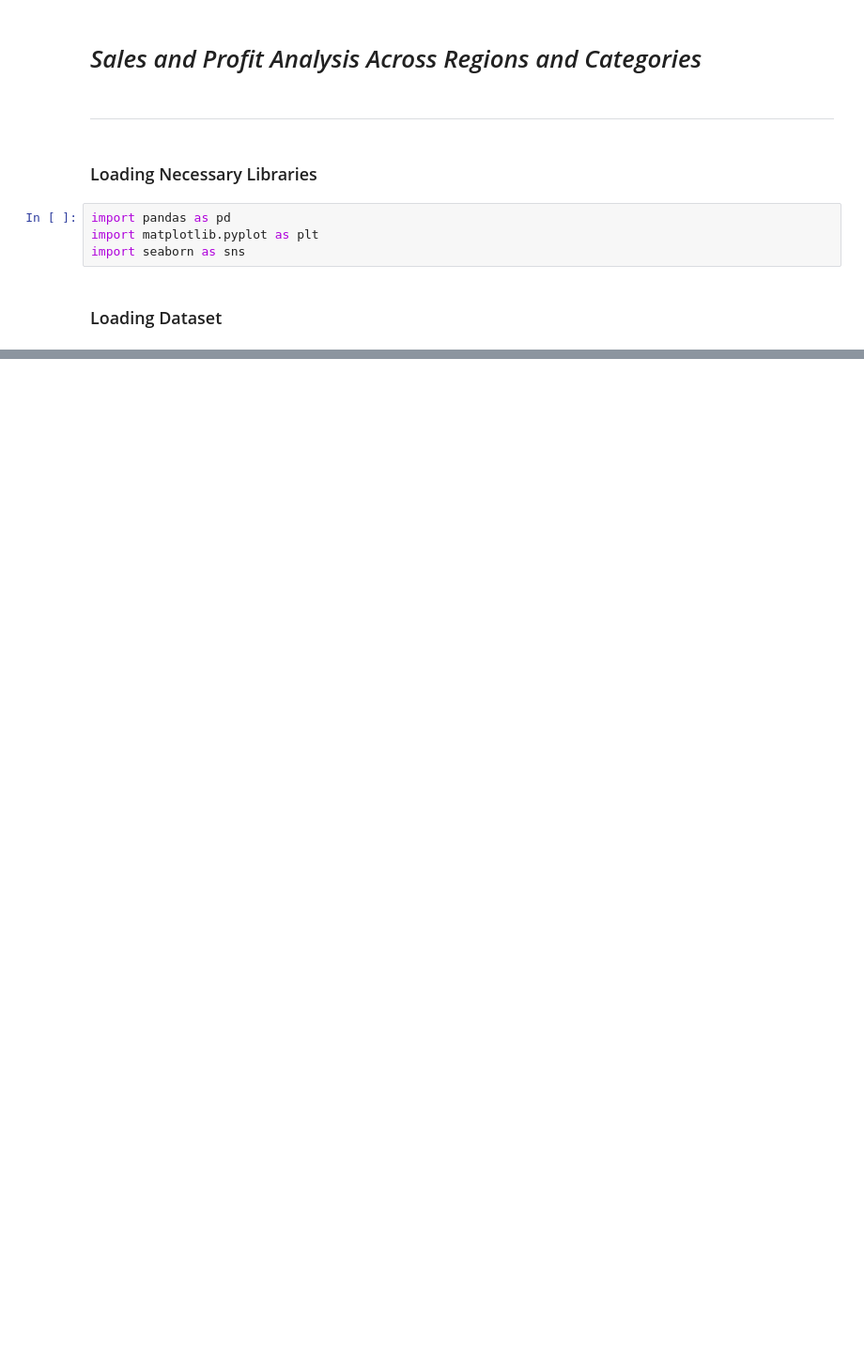
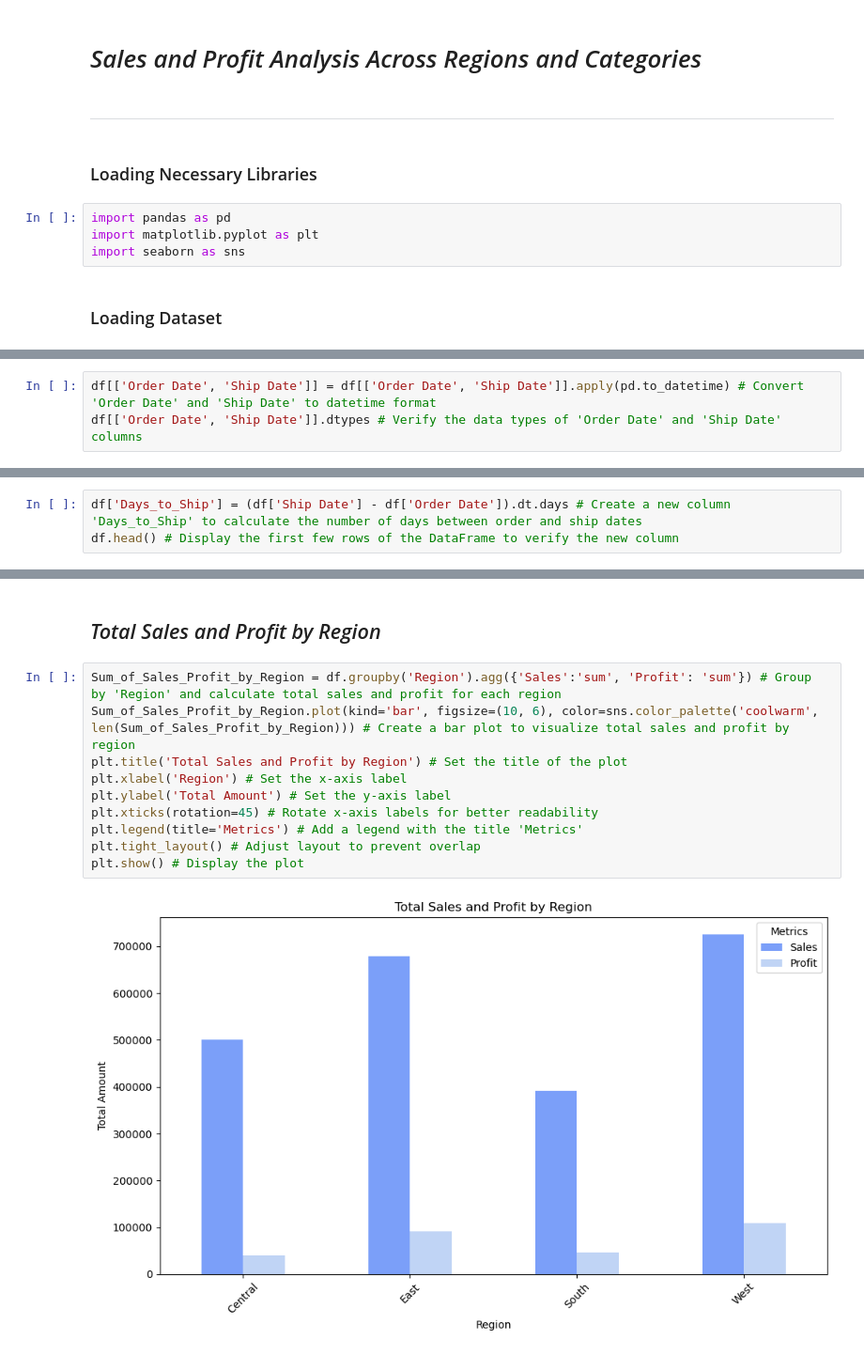
Before and after one commit to huseynaxmedov1999/Sales-and-Profit-Analysis, a Jupyter notebook: Sales and Profit Analysis.ipynb, the cells around one changed output, grey strips where cells are left out. Shown at 94% size. Drawn from its saved outputs; the diff is of its cells as text; blank space fills up the shorter version.

Commit message:
Data Handling and Visualisation

```diff
--- a/Sales and Profit Analysis.ipynb
+++ b/Sales and Profit Analysis.ipynb
@@ -89,0 +92,3 @@ df.duplicated().sum()
+# %%
+df[['Order Date', 'Ship Date']] = df[['Order Date', 'Ship Date']].apply(pd.to_datetime) # Convert 'Order Date' and 'Ship Date' to datetime format
+df[['Order Date', 'Ship Date']].dtypes # Verify the data types of 'Order Date' and 'Ship Date' columns
@@ -89,0 +99,3 @@ df.duplicated().sum()
+# %%
+df['Days_to_Ship'] = (df['Ship Date'] - df['Order Date']).dt.days # Create a new column 'Days_to_Ship' to calculate the number of days between order and ship dates
+df.head() # Display the first few rows of the DataFrame to verify the new column
@@ -89,0 +109,14 @@ df.duplicated().sum()
+# %% [markdown]
+## *Total Sales and Profit by Region*
+# %%
+Sum_of_Sales_Profit_by_Region = df.groupby('Region').agg({'Sales':'sum', 'Profit': 'sum'}) # Group by 'Region' and calculate total sales and profit for each region
+Sum_of_Sales_Profit_by_Region.plot(kind='bar', figsize=(10, 6), color=sns.color_palette('coolwarm', len(Sum_of_Sales_Profit_by_Region))) # Create a bar plot to visualize total sales and profit by region
+plt.title('Total Sales and Profit by Region') # Set the title of the plot
+plt.xlabel('Region') # Set the x-axis label
+plt.ylabel('Total Amount') # Set the y-axis label
+plt.xticks(rotation=45) # Rotate x-axis labels for better readability
+plt.legend(title='Metrics') # Add a legend with the title 'Metrics'
+plt.tight_layout() # Adjust layout to prevent overlap
+plt.show() # Display the plot
+# %% [output]
+[figure, added]
```
Also changed, not shown: parts of 23 cells of this notebook.
